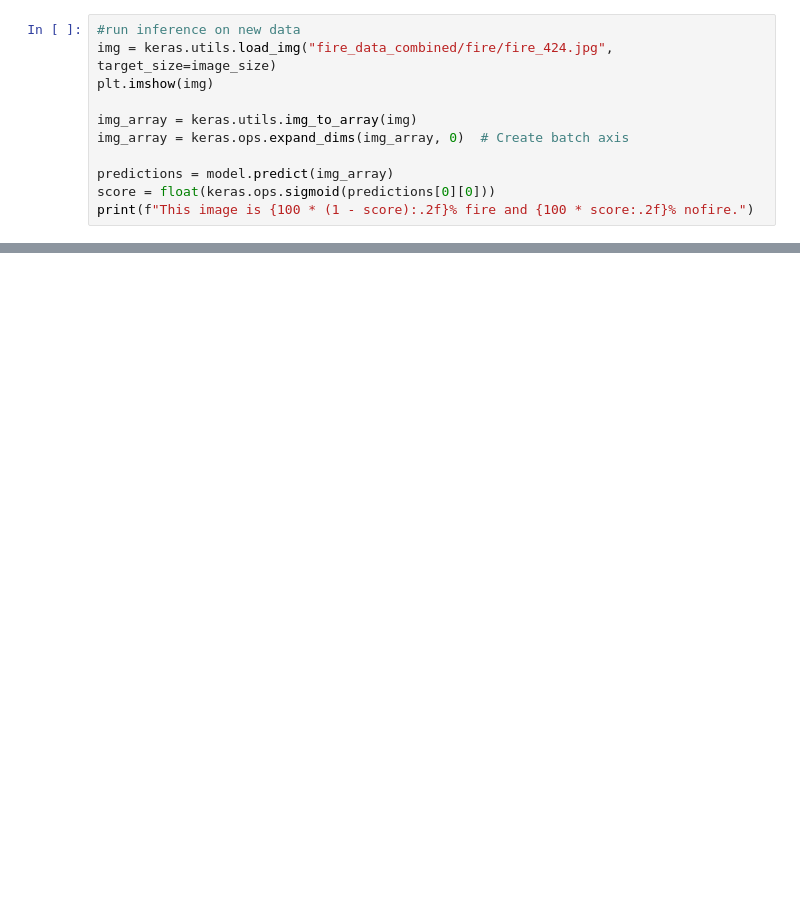
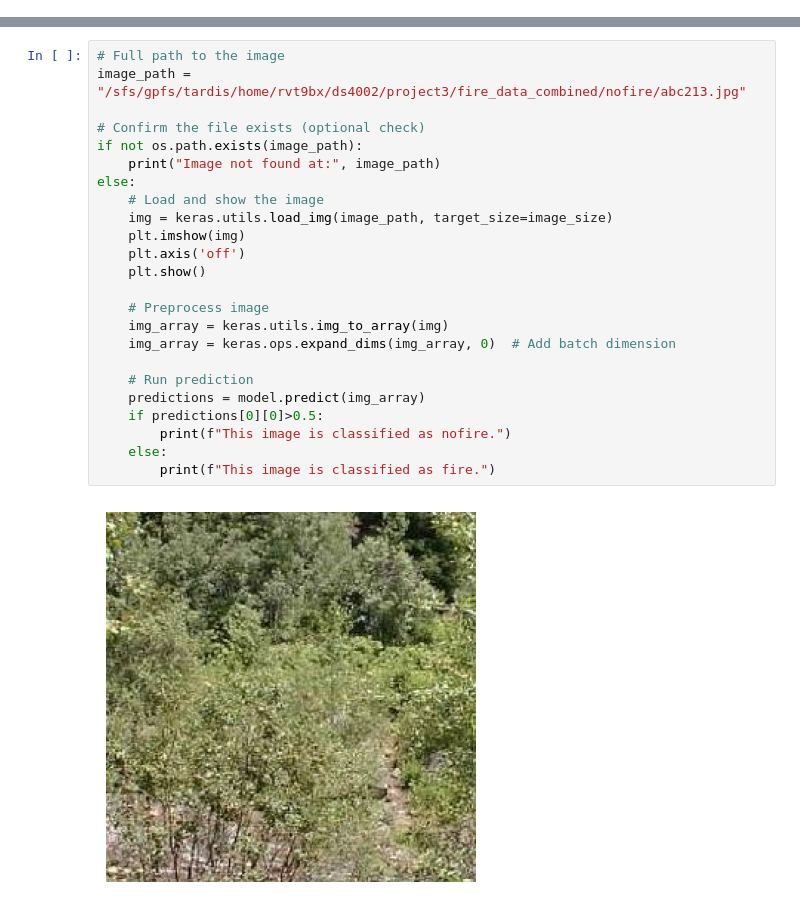
Before and after one commit to avesselinov/CS3, a Jupyter notebook: SCRIPTS/Keras_training.ipynb, the cells around one changed output, grey strips where cells are left out. Drawn from its saved outputs; the diff is of its cells as text; blank space fills up the shorter version.

```diff
--- a/SCRIPTS/Keras_training.ipynb
+++ b/SCRIPTS/Keras_training.ipynb
@@ -119,11 +195,0 @@ Epoch 1/25
-# %%
-#run inference on new data
-img = keras.utils.load_img("fire_data_combined/fire/fire_424.jpg", target_size=image_size)
-plt.imshow(img)
-
-img_array = keras.utils.img_to_array(img)
-img_array = keras.ops.expand_dims(img_array, 0)  # Create batch axis
-
-predictions = model.predict(img_array)
-score = float(keras.ops.sigmoid(predictions[0][0]))
-print(f"This image is {100 * (1 - score):.2f}% fire and {100 * score:.2f}% nofire.")
@@ -129,0 +272,26 @@ print(f"This image is {100 * (1 - score):.2f}% fire and {100 * score:.2f}% nofir
+# %%
+# Full path to the image
+image_path = "/sfs/gpfs/tardis/home/rvt9bx/ds4002/project3/fire_data_combined/nofire/abc213.jpg"
+
+# Confirm the file exists (optional check)
+if not os.path.exists(image_path):
+    print("Image not found at:", image_path)
+else:
+    # Load and show the image
+    img = keras.utils.load_img(image_path, target_size=image_size)
+    plt.imshow(img)
+    plt.axis('off')
+    plt.show()
+
+    # Preprocess image
+    img_array = keras.utils.img_to_array(img)
+    img_array = keras.ops.expand_dims(img_array, 0)  # Add batch dimension
+
+    # Run prediction
+    predictions = model.predict(img_array)
+    if predictions[0][0]>0.5:
+        print(f"This image is classified as nofire.")
+    else:
+        print(f"This image is classified as fire.")
+# %% [output]
+[figure, added]
```
Also changed, not shown: parts of 18 cells of this notebook.
